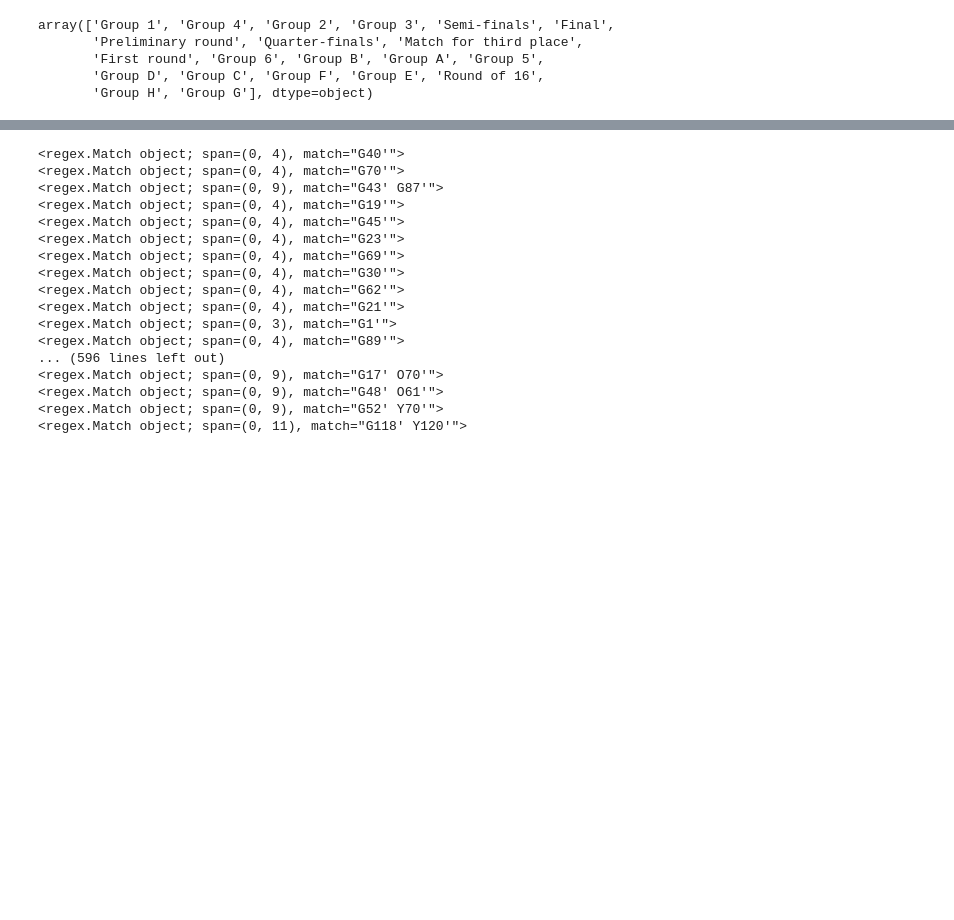
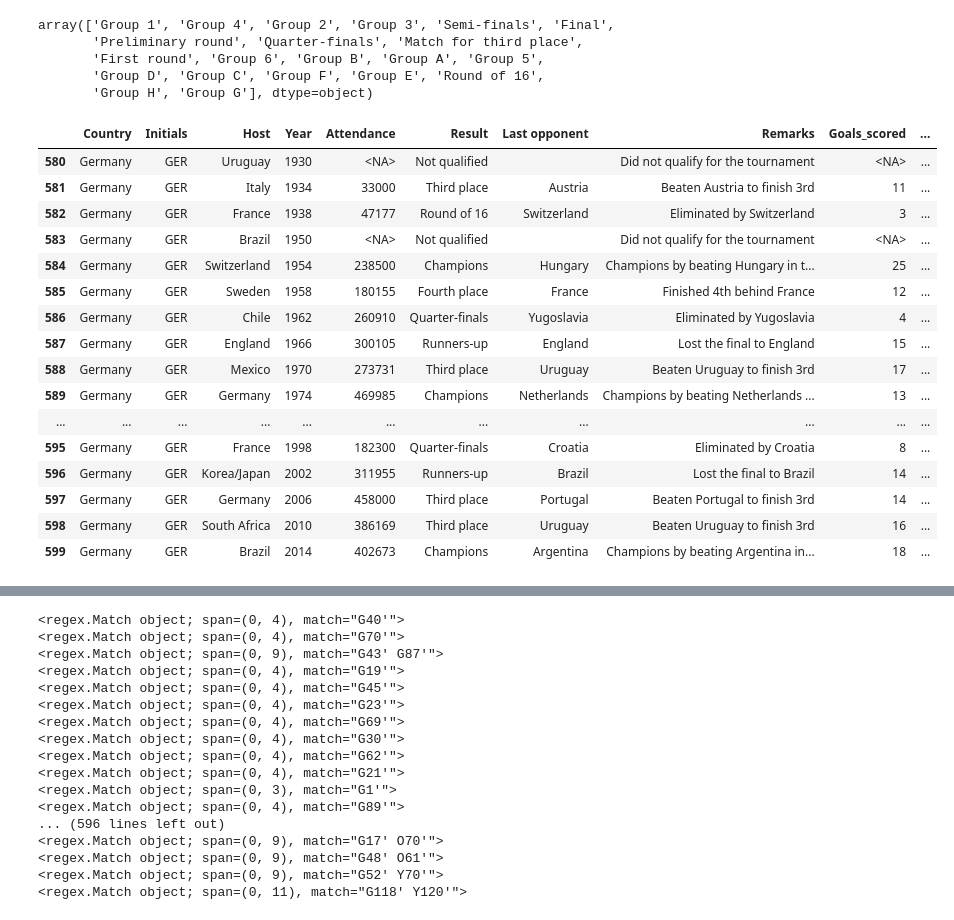
Before and after one commit to CaptainHippie/World-Cup-Analysis, a Jupyter notebook: fifa-wc.ipynb, the cells around one changed output, grey strips where cells are left out. Cells and saved outputs as stored; diff of their text form; code cells hidden in the pictures; blank space fills up the shorter version.

```diff
--- a/fifa-wc.ipynb
+++ b/fifa-wc.ipynb
@@ -581,12 +578,3 @@ df_country[cols] = np.nan
-# %%
-for country in all_countries:
-    for year in all_years:
-        temp_ctry = df_match[(df_match['Away Team Name'] == country) | (df_match['Home Team Name'] == country)]
-        after_ht = temp_ctry.groupby('Year')['After Half time'].value_counts()
-        for i in after_ht.index:
-            yr, event, count = i[0], i[1], after_ht[i[0]][0]
-            df_country.loc[(df_country['Country'] == country) & (df_country['Year'] == yr), event] = count
-            #print(i[0], i[1], after_ht[i[0]][0])
-
-df_country.loc[~df_country['Matches'].isna(), cols] = df_country.loc[~df_country['Matches'].isna(), cols].apply(lambda col: col.fillna(0))
-df_country.loc[:, cols] = df_country.loc[:, cols].astype('Int8')
+# %%
+cols = ['Comebacks', 'Bottled', 'Draw', 'HT victory', '2nd HF win', 'NT win', 'NT loss', 'NT draw', 'ET win', 'ET loss', 'GG win', 'GG loss', 'PEN win', 'PEN loss']
+df_country[cols] = np.nan
@@ -593,6 +637,26 @@ df_country.loc[:, cols] = df_country.loc[:, cols].astype('Int8')
 # %%
 df_germany = df_country[df_country['Country'] == 'Germany'].copy()
 df_argentina = df_country[df_country['Country'] == 'Argentina'].copy()
+# %%
+df_germany
+# %% [output]
+|  | Country | Initials | Host | Year | Attendance | Result | Last opponent | Remarks | Goals_scored | ... |
+| 580 | Germany | GER | Uruguay | 1930 | <NA> | Not qualified |  | Did not qualify for the tournament | <NA> | ... |
+| 581 | Germany | GER | Italy | 1934 | 33000 | Third place | Austria | Beaten Austria to finish 3rd | 11 | ... |
+| 582 | Germany | GER | France | 1938 | 47177 | Round of 16 | Switzerland | Eliminated by Switzerland | 3 | ... |
+| 583 | Germany | GER | Brazil | 1950 | <NA> | Not qualified |  | Did not qualify for the tournament | <NA> | ... |
+| 584 | Germany | GER | Switzerland | 1954 | 238500 | Champions | Hungary | Champions by beating Hungary in t... | 25 | ... |
+| 585 | Germany | GER | Sweden | 1958 | 180155 | Fourth place | France | Finished 4th behind France | 12 | ... |
+| 586 | Germany | GER | Chile | 1962 | 260910 | Quarter-finals | Yugoslavia | Eliminated by Yugoslavia | 4 | ... |
+| 587 | Germany | GER | England | 1966 | 300105 | Runners-up | England | Lost the final to England | 15 | ... |
+| 588 | Germany | GER | Mexico | 1970 | 273731 | Third place | Uruguay | Beaten Uruguay to finish 3rd | 17 | ... |
+| 589 | Germany | GER | Germany | 1974 | 469985 | Champions | Netherlands | Champions by beating Netherlands ... | 13 | ... |
+| ... | ... | ... | ... | ... | ... | ... | ... | ... | ... | ... |
+| 595 | Germany | GER | France | 1998 | 182300 | Quarter-finals | Croatia | Eliminated by Croatia | 8 | ... |
+| 596 | Germany | GER | Korea/Japan | 2002 | 311955 | Runners-up | Brazil | Lost the final to Brazil | 14 | ... |
+| 597 | Germany | GER | Germany | 2006 | 458000 | Third place | Portugal | Beaten Portugal to finish 3rd | 14 | ... |
+| 598 | Germany | GER | South Africa | 2010 | 386169 | Third place | Uruguay | Beaten Uruguay to finish 3rd | 16 | ... |
+| 599 | Germany | GER | Brazil | 2014 | 402673 | Champions | Argentina | Champions by beating Argentina in... | 18 | ... |
 # %%
 pd.concat([df_argentina, df_germany]).reset_index(drop=True)
 # %% [output]
```
Also changed, not shown: parts of 2 cells of this notebook, 2 other files.
